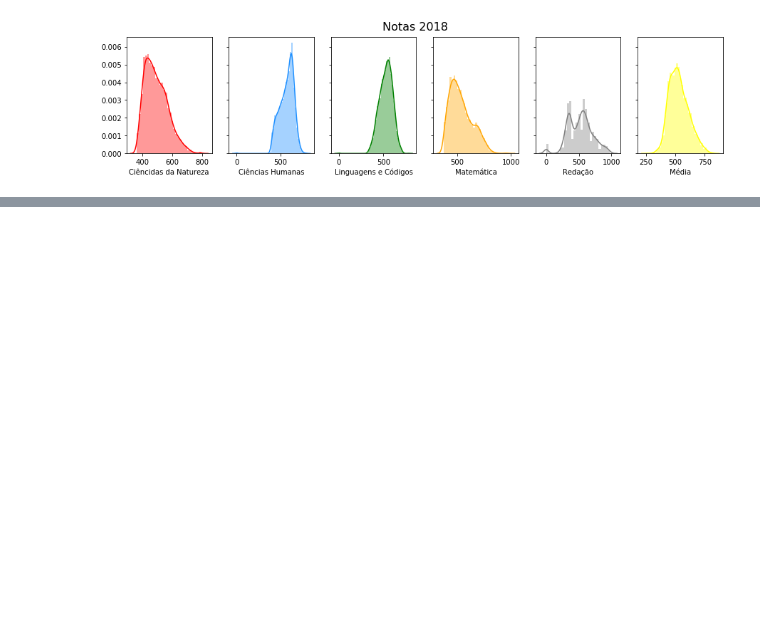
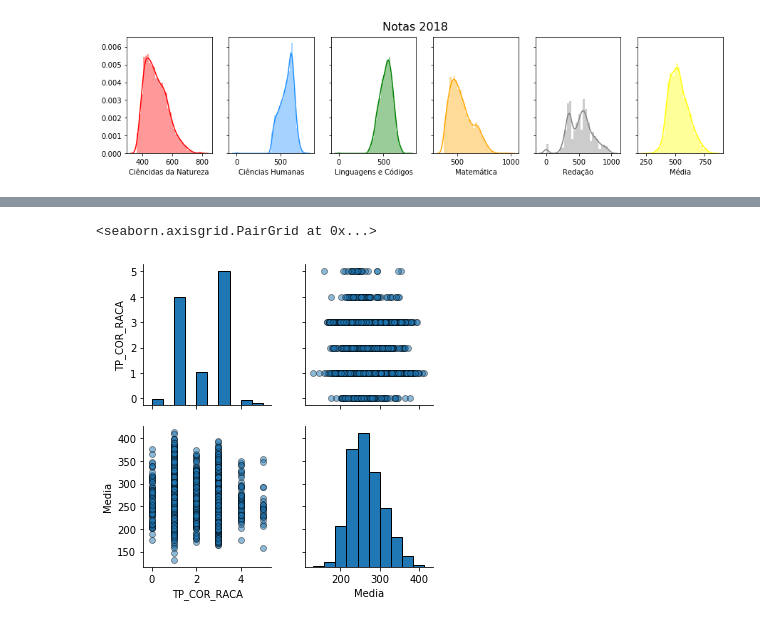
Before and after one commit to barbaragribeiro/enem-data-analysis, a Jupyter notebook: analise_notas_geral.ipynb, the cells around one changed output, grey strips where cells are left out. Cells and saved outputs as stored; diff of their text form; code cells hidden in the pictures; blank space fills up the shorter version.

```diff
--- a/analise_notas_geral.ipynb
+++ b/analise_notas_geral.ipynb
@@ -54,0 +62,7 @@ plt.show()
+# %%
+dfCorr = pd.read_csv(path+file+'2018.csv', sep=',',  encoding='latin-1', usecols=[
+    'NU_NOTA_CN', 'NU_NOTA_CH', 'NU_NOTA_LC', 'NU_NOTA_MT','NU_NOTA_REDACAO'
+    ,'TP_SEXO', 'TP_COR_RACA', 'Q001', 'Q002', 'Q006']).dropna()
+dfCorr.loc[:,'Media'] = dfCorr.sum(axis=1)/len(dfCorr.columns)
+dfCorr = dfCorr.drop(['NU_NOTA_CN', 'NU_NOTA_CH', 'NU_NOTA_LC', 'NU_NOTA_MT','NU_NOTA_REDACAO'], 1)
+dfCorr.head()
@@ -54,0 +76,6 @@ plt.show()
+# %%
+#Precisamos pensar como será feita a correlação para dados categóricos...
+sns.pairplot(dfCorr, diag_kws={'edgecolor':'k'}, plot_kws={'alpha':0.5, 'edgecolor':'k'})
+# %% [output]
+<seaborn.axisgrid.PairGrid at 0x...>
+[figure, added]
```
Also changed, not shown: parts of 2 cells of this notebook.
